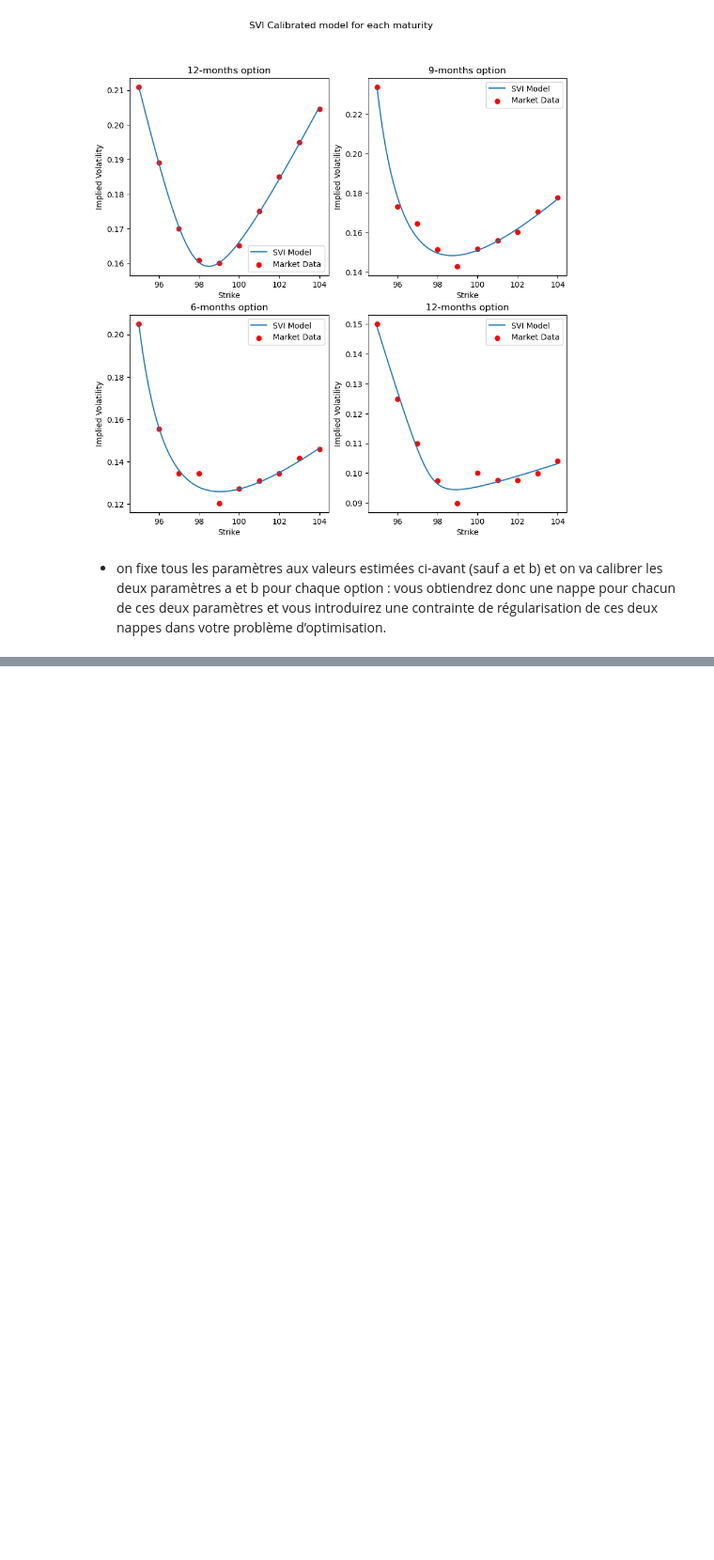
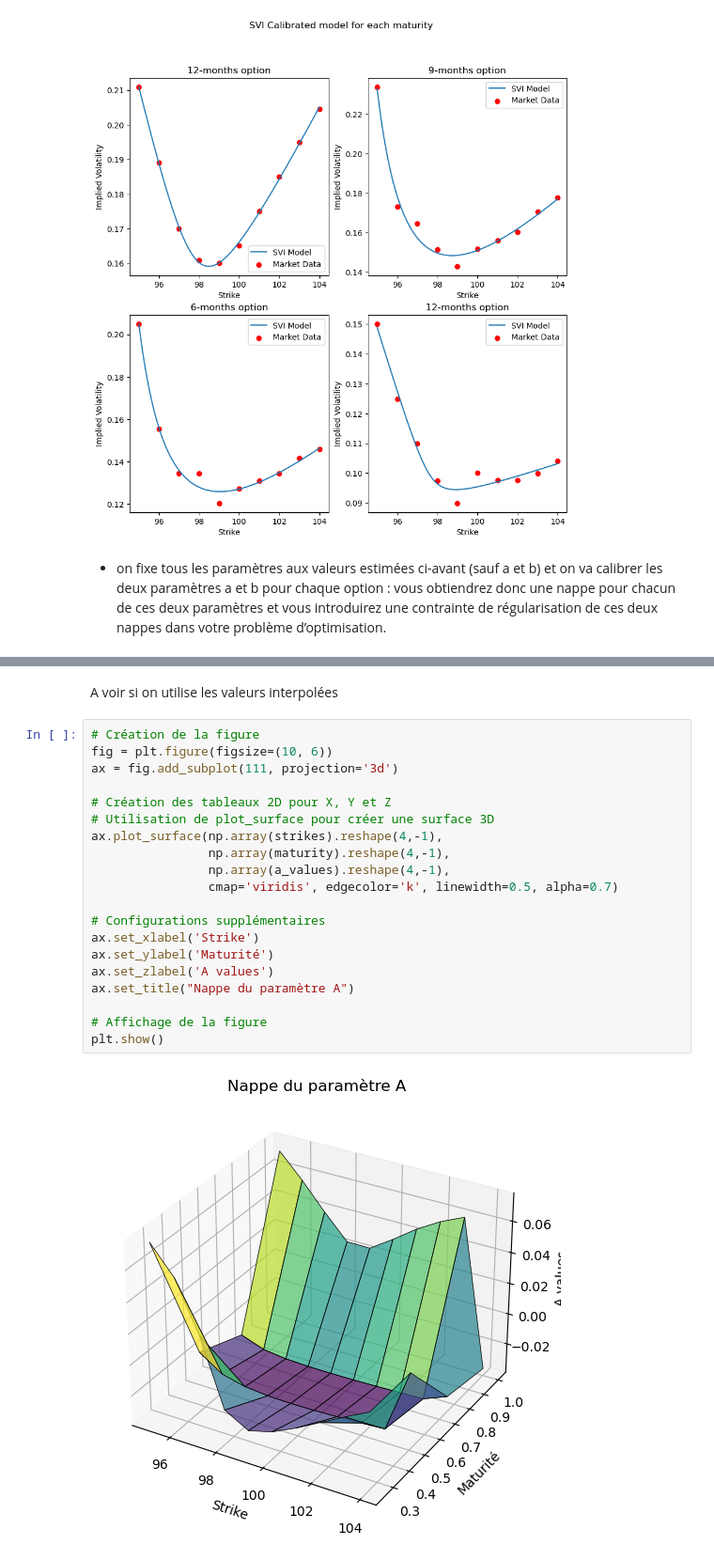
Before and after one commit to theomdvn/Calibration, a Jupyter notebook: Projet-Cal2.ipynb, the cells around one changed output, grey strips where cells are left out. Shown at 94% size. Drawn from its saved outputs; the diff is of its cells as text; blank space fills up the shorter version.

```diff
--- a/Projet-Cal2.ipynb
+++ b/Projet-Cal2.ipynb
@@ -635,0 +682,24 @@ df_12_months
+# %% [markdown]
+A voir si on utilise les valeurs interpolées
+# %%
+# Création de la figure
+fig = plt.figure(figsize=(10, 6))
+ax = fig.add_subplot(111, projection='3d')
+
+# Création des tableaux 2D pour X, Y et Z
+# Utilisation de plot_surface pour créer une surface 3D
+ax.plot_surface(np.array(strikes).reshape(4,-1),
+                np.array(maturity).reshape(4,-1),
+                np.array(a_values).reshape(4,-1),
+                cmap='viridis', edgecolor='k', linewidth=0.5, alpha=0.7)
+
+# Configurations supplémentaires
+ax.set_xlabel('Strike')
+ax.set_ylabel('Maturité')
+ax.set_zlabel('A values')
+ax.set_title("Nappe du paramètre A")
+
+# Affichage de la figure
+plt.show()
+# %% [output]
+[figure, added]
```
Also changed, not shown: parts of 39 cells of this notebook.
